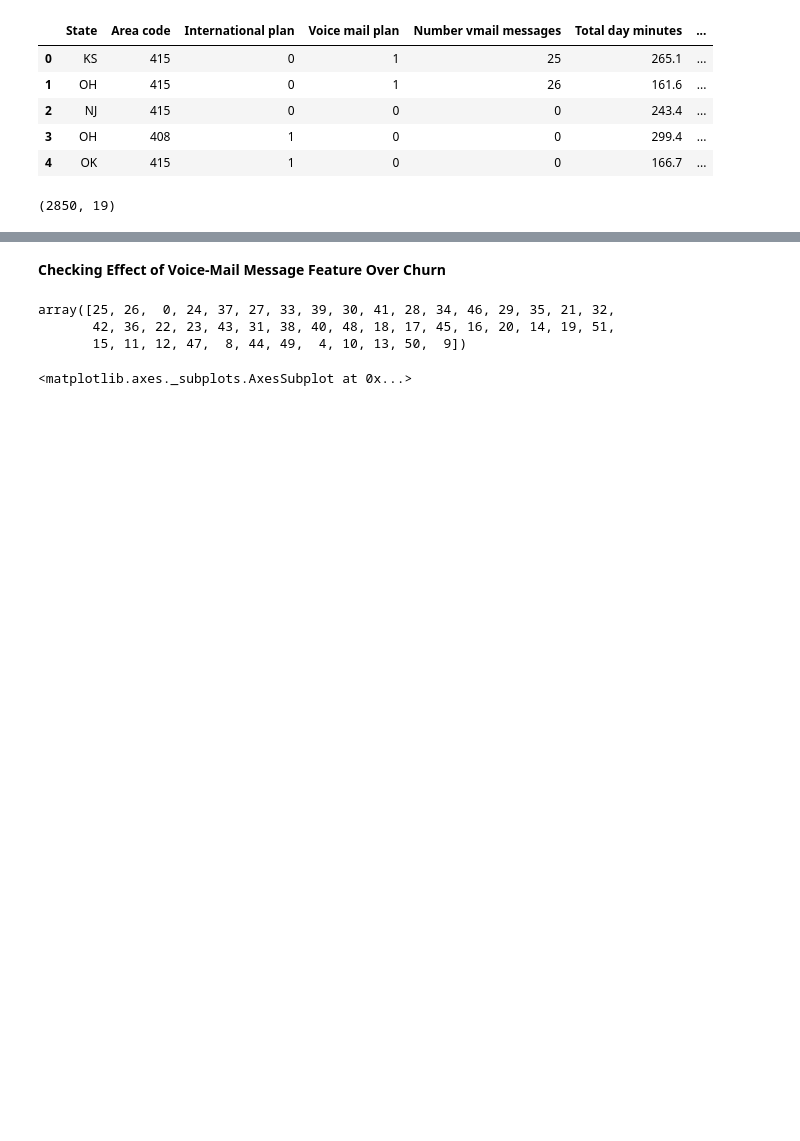
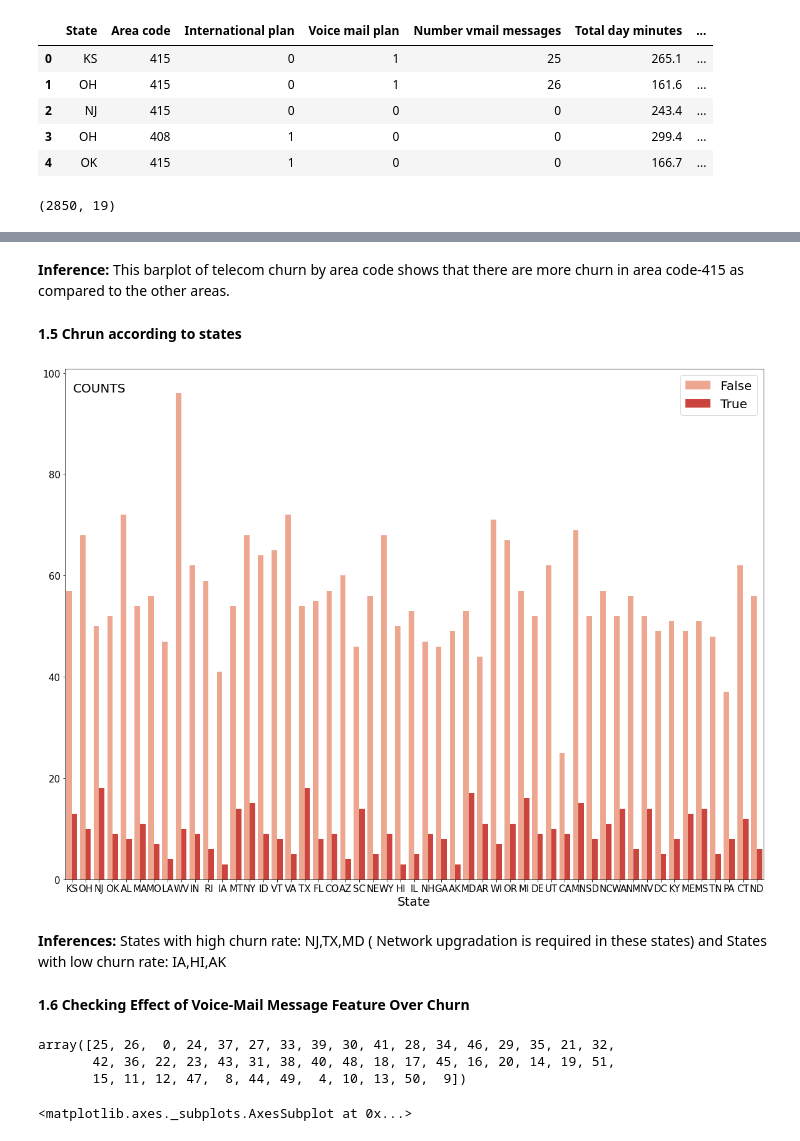
Before and after one commit to mladekar/EDA-Project-Telecom-Churn-Analysis, a Jupyter notebook: Telecom_Churn_Analysis_Capstone_Project.ipynb, the cells around one changed output, grey strips where cells are left out. Drawn from its saved outputs; the diff is of its cells as text; code cells hidden in the pictures; blank space fills up the shorter version.

```diff
--- a/Telecom_Churn_Analysis_Capstone_Project.ipynb
+++ b/Telecom_Churn_Analysis_Capstone_Project.ipynb
@@ -168,5 +203,24 @@ not_churn.shape
+# %% [markdown]
+**Inference:** This barplot of telecom churn by area code shows that there are more churn in area code-415 as compared to the other areas.
+# %% [markdown]
+**1.5 Chrun according to states**
+# %%
+fig, axz = plt.subplots(figsize=(20,15))
+
+axz = sns.countplot(x='State', hue='Churn', data=telcom_df, palette='Reds')
+
+axz.set_ylabel('COUNTS', rotation=0, labelpad=100,size=20)
+axz.set_xlabel('State', size=20)
+axz.yaxis.set_label_coords(0.05, 0.95)  # (x, y)
+axz.legend(loc=0,fontsize=20);
+
+axz.tick_params(labelsize=15)  # Changes size of the values on the label
+# %% [output]
+[figure, added]
+# %% [markdown]
+**Inferences:** States with high churn rate: NJ,TX,MD ( Network upgradation is required in these states)  and States with low churn rate: IA,HI,AK
 # %% [markdown]
-**Checking Effect of Voice-Mail Message Feature Over Churn**
+**1.6 Checking Effect of Voice-Mail Message Feature Over Churn**
 # %%
 telcom_df['Number vmail messages'].unique()
 # %% [output]
```
Also changed, not shown: parts of 25 cells of this notebook.
